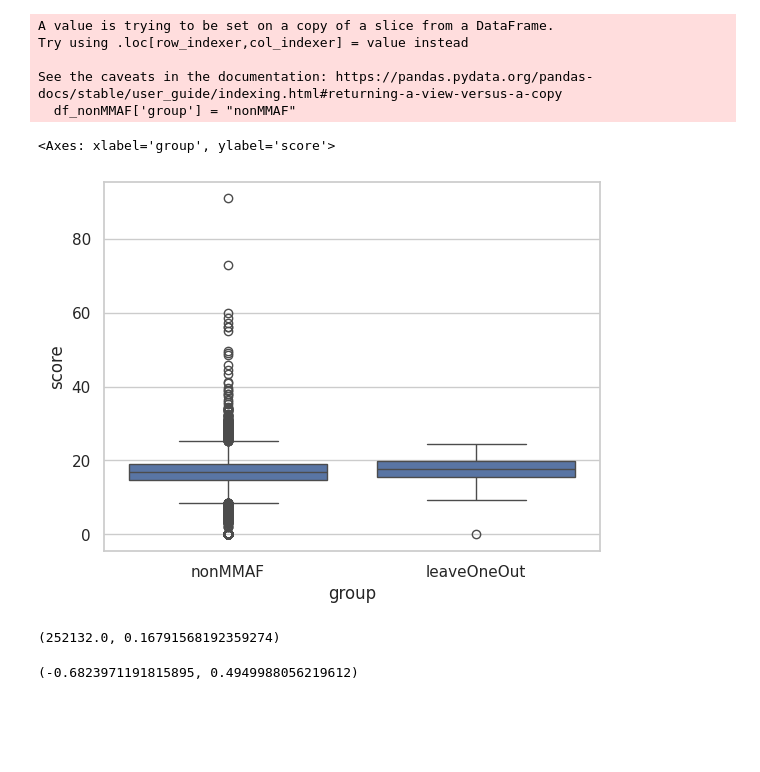
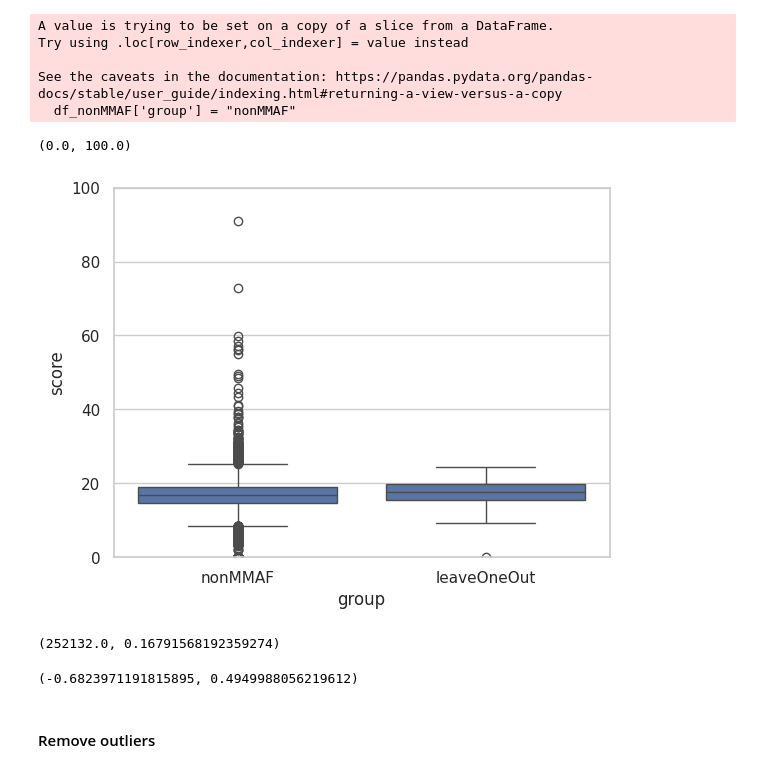
Before and after one commit to jjjk123/grexome-TIMC-Secondary-interactome, a Jupyter notebook: Interactome/test_newCentrality20240213.ipynb, the cells around one changed output. Saved outputs shown, nothing was run; the diff lists cells and outputs as text; code cells hidden in the pictures; blank space fills up the shorter version.

Commit message:
add boxplot comparison and statistical tests

```diff
--- a/Interactome/test_newCentrality20240213.ipynb
+++ b/Interactome/test_newCentrality20240213.ipynb
@@ -586,22 +586,27 @@ See the caveats in the documentation: https://pandas.pydata.org/pandas-docs/stab
 # %%
 # plot scores of new candidates
 sns.boxplot(data=df_compare, x='group', y='score')
+plt.ylim(0, 100)
 # %% [output]
-<Axes: xlabel='group', ylabel='score'>
+(0.0, 100.0)
-[figure, old version]
+[figure, new version]
 # %%
+# Mann-Whitney statistical test
+
 from scipy.stats import mannwhitneyu
 
 stat, p_value = mannwhitneyu(df_nonMMAF['score'].values, df_leaveOneOut['score'].values)
+stat, p_value
+# %% [output]
+(252132.0, 0.16791568192359274)
-# %%
-stat, p_value
-# %% [output]
-(252132.0, 0.16791568192359274)
 # %%
+# t-student statistical test
+
 from scipy.stats import ttest_ind
 
 stat, p_value = ttest_ind(df_nonMMAF['score'].values, df_leaveOneOut['score'].values)
+stat, p_value
+# %% [output]
+(-0.6823971191815895, 0.4949988056219612)
-# %%
-stat, p_value
-# %% [output]
-(-0.6823971191815895, 0.4949988056219612)
+# %% [markdown]
+#### Remove outliers
```
Also changed, not shown: parts of 14 cells of this notebook.
